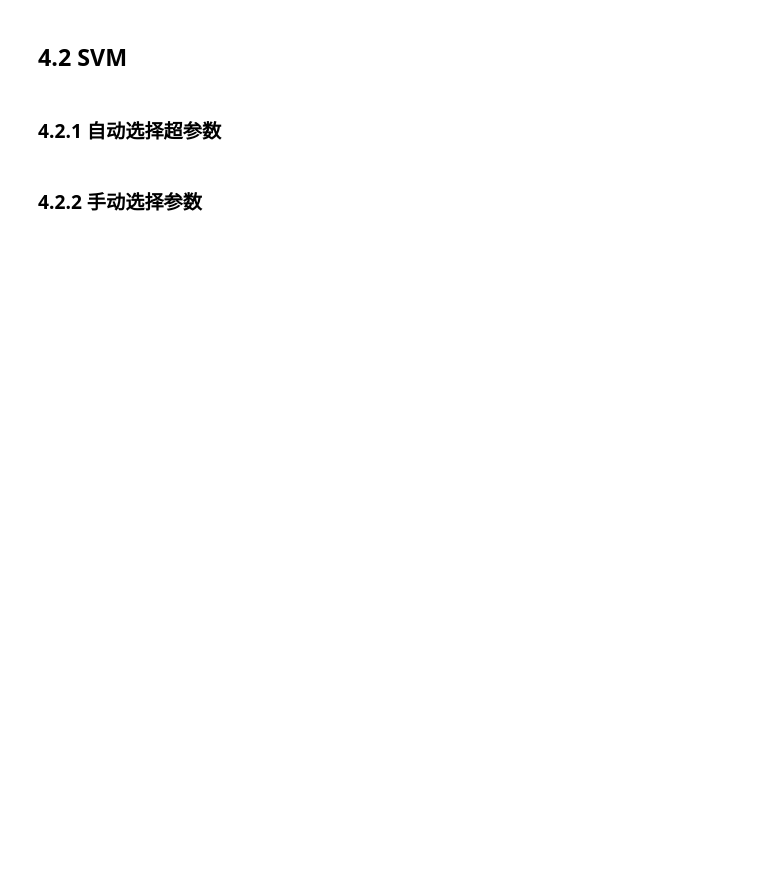
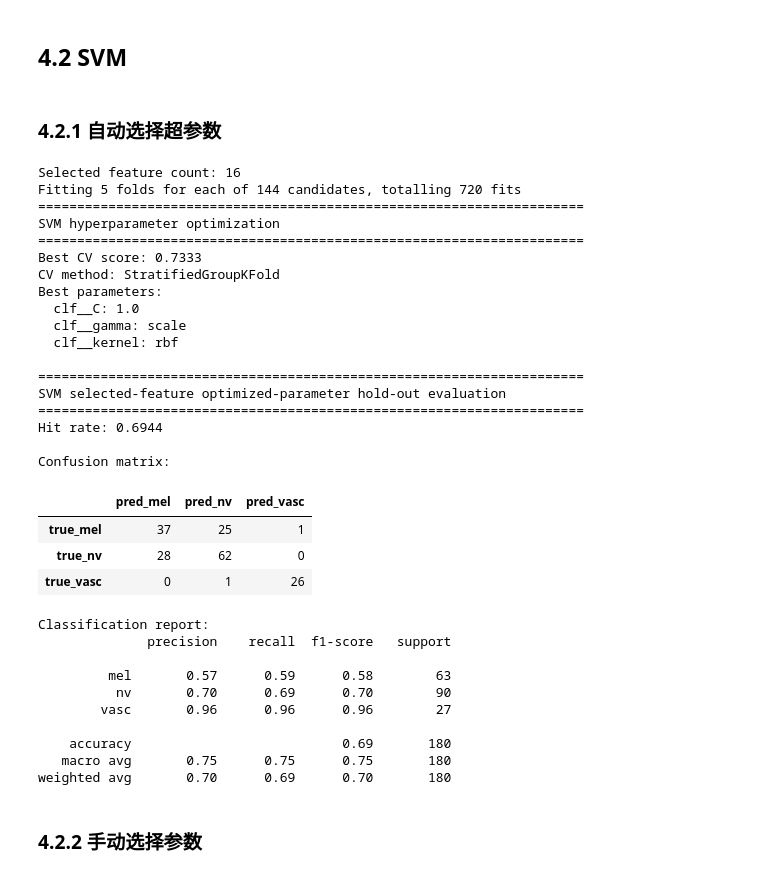
Before and after one commit to right-or-not/BIP, a Jupyter notebook: project2/Data_Proj2_Submit/submit.ipynb, the cells around one changed output. Saved outputs shown, nothing was run; the diff lists cells and outputs as text; code cells hidden in the pictures; blank space fills up the shorter version.

```diff
--- a/project2/Data_Proj2_Submit/submit.ipynb
+++ b/project2/Data_Proj2_Submit/submit.ipynb
@@ -2862,7 +3594,83 @@ Final selected features:
 # %% [markdown]
 ### 4.2.1 自动选择超参数
 # %%
-# test cell: try the selected features
+# test cell: train SVM with selected features and automatic hyperparameter optimization
+LABEL_CSV = Path('./label.csv')
+
+labeled_feature_df = attach_labels_from_csv(feature_df, LABEL_CSV)
+model_rows = labeled_feature_df['label'].notna().values
+svm_selected_features = labeled_feature_df.loc[model_rows, selected_feature_names].values
+svm_selected_labels = labeled_feature_df.loc[model_rows, 'label'].values
+svm_selected_groups = labeled_feature_df.loc[model_rows, 'base_id'].values
+
+print(f'Selected feature count: {len(selected_feature_names)}')
+
+svm_selected_optimization = optimize_svm_hyperparameters(
+    svm_selected_features,
+    svm_selected_labels,
+    groups=svm_selected_groups,
+    cv=5,
+    scoring='accuracy',
+)
+print_svm_optimization_result(svm_selected_optimization)
+
+svm_selected_best_params = convert_svm_search_params_to_training_params(
+    svm_selected_optimization['best_params'],
+)
+svm_selected_optimized_result = run_svm_training_pipeline(
+    features=svm_selected_features,
+    labels=svm_selected_labels,
+    feature_names=selected_feature_names,
+    groups=svm_selected_groups,
+    test_size=0.3,
+    split_random_state=42,
+    model_random_state=42,
+    **svm_selected_best_params,
+)
+svm_selected_optimized_evaluation = evaluate_model(
+    svm_selected_optimized_result,
+    svm_selected_optimized_result['x_test'],
+    svm_selected_optimized_result['y_test'],
+    label_order=['mel', 'nv', 'vasc'],
+)
+print()
+print_model_evaluation(
+    svm_selected_optimized_evaluation,
+    title='SVM selected-feature optimized-parameter hold-out evaluation',
+)
+# %% [output]
+Selected feature count: 16
+Fitting 5 folds for each of 144 candidates, totalling 720 fits
+======================================================================
+SVM hyperparameter optimization
+======================================================================
+Best CV score: 0.7333
+CV method: StratifiedGroupKFold
+Best parameters:
+  clf__C: 1.0
+  clf__gamma: scale
+  clf__kernel: rbf
+
+======================================================================
+SVM selected-feature optimized-parameter hold-out evaluation
+======================================================================
+Hit rate: 0.6944
+
+Confusion matrix:
+|  | pred_mel | pred_nv | pred_vasc |
+| true_mel | 37 | 25 | 1 |
+| true_nv | 28 | 62 | 0 |
+| true_vasc | 0 | 1 | 26 |
+Classification report:
+              precision    recall  f1-score   support
+
+         mel       0.57      0.59      0.58        63
+          nv       0.70      0.69      0.70        90
+        vasc       0.96      0.96      0.96        27
+
+    accuracy                           0.69       180
+   macro avg       0.75      0.75      0.75       180
+weighted avg       0.70      0.69      0.70       180
 # %% [markdown]
 ### 4.2.2 手动选择参数
 # %%
```
Also changed, not shown: parts of 112 cells of this notebook, 6 other files.
